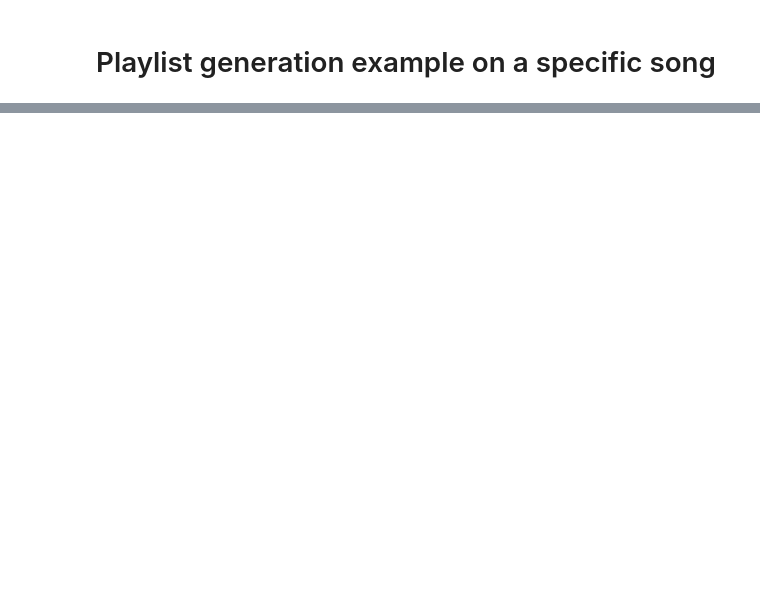
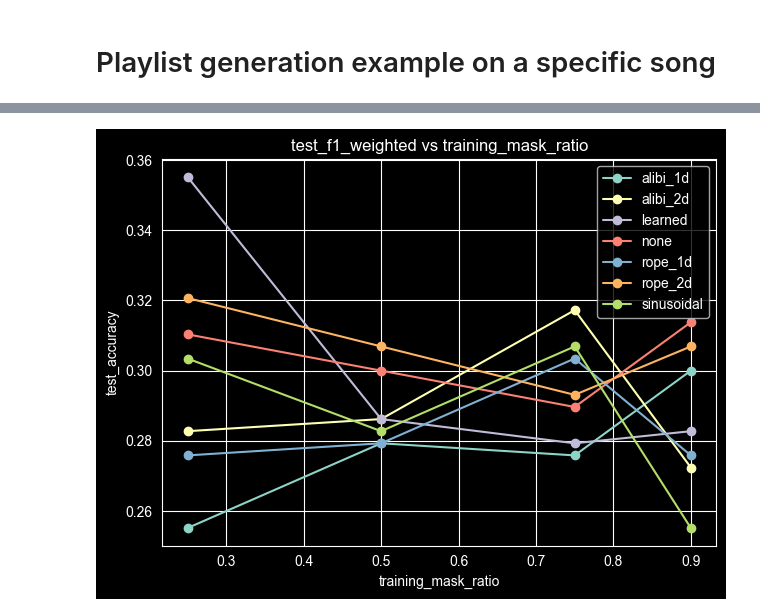
Before and after one commit to Gorp5/ContrastiveMusicLearning, a Jupyter notebook: src/ClusterTestingWorkspace.ipynb, the cells around one changed output, grey strips where cells are left out. Saved outputs shown, nothing was run; the diff lists cells and outputs as text; code cells hidden in the pictures; blank space fills up the shorter version.

```diff
--- a/src/ClusterTestingWorkspace.ipynb
+++ b/src/ClusterTestingWorkspace.ipynb
@@ -454,0 +673,19 @@ Tracks added successfully!
+# %%
+import pandas as pd
+import matplotlib.pyplot as plt
+
+# Load CSV
+df = pd.read_csv("all_results-1.csv")
+
+
+# Ensure column names are correct
+acccuracy_metric = "test_accuracy"
+required_cols = {
+    "pos_enc",
+    "training_mask_ratio",
+    acccuracy_metric,
+    "chunk_size",
+}
+missing = required_cols - set(df.columns)
+if missing:
+    raise ValueError(f"Missing columns: {missing}")
@@ -454,0 +724,70 @@ Tracks added successfully!
+# %%
+# -----------------------------
+# 1. test_f1_weighted vs training_mask_ratio
+# -----------------------------
+for size in [128, 256, 512, 1024, 2048]:
+    print(f"Chunk Size {size}")
+    temp_df = df[df.chunk_size == size]
+    plt.figure()
+    for scheme, group in temp_df.groupby("pos_enc"):
+        group = group.sort_values("training_mask_ratio")
+        plt.plot(
+            group["training_mask_ratio"],
+            group[acccuracy_metric],
+            marker="o",
+            label=scheme,
+        )
+
+    plt.xlabel("training_mask_ratio")
+    plt.ylabel(acccuracy_metric)
+    plt.title("test_f1_weighted vs training_mask_ratio")
+    plt.legend()
+    plt.tight_layout()
+    plt.show()
+
+    # Accuracy
+    avg_acc = (
+        temp_df.groupby("pos_enc")[acccuracy_metric]
+        .mean()
+        .sort_values(ascending=False)
+    )
+
+    plt.figure()
+    plt.bar(avg_acc.index, avg_acc.values)
+    plt.xlabel("pos_enc")
+    plt.ylabel(f"Average {acccuracy_metric}")
+    plt.title("Average test_f1_weighted by Positional Encoding")
+    plt.xticks(rotation=45, ha="right")
+    plt.tight_layout()
+    plt.show()
+
+# Scatter
+plt.figure()
+plt.scatter(df[acccuracy_metric], df["training_mask_ratio"])
+plt.xlabel(f"Average {acccuracy_metric}")
+plt.ylabel(f"Mask Ratio")
+plt.title(f"Average {acccuracy_metric} v.s. training_mask_ratio")
+plt.xticks(rotation=45, ha="right")
+plt.tight_layout()
+plt.show()
+
+# Scatter
+plt.figure()
+
+for pos_enc, group in df.groupby("pos_enc"):
+    plt.scatter(
+        group[acccuracy_metric],
+        group["chunk_size"],
+        label=pos_enc,
+        alpha=0.8
+    )
+
+plt.xlabel(f"Average {acccuracy_metric}")
+plt.ylabel("Chunk Size")
+plt.title(f"Average {acccuracy_metric} vs. Chunk Size")
+plt.legend(title="Positional Encoding")
+
+plt.xticks(rotation=45, ha="right")
+plt.tight_layout()
+plt.show()
+# %% [output]
@@ -454,0 +795 @@ Tracks added successfully!
+[figure, added]
```
Also changed, not shown: parts of 30 cells of this notebook, 15 other files.
